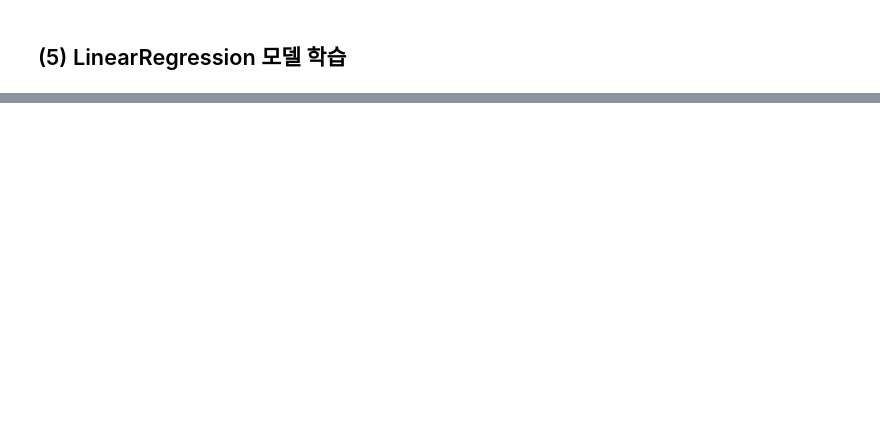
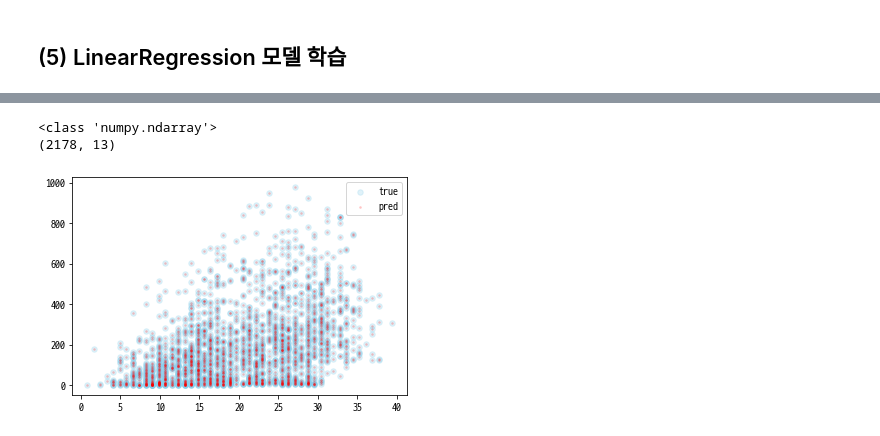
Before and after one commit to byhankim/aiffel, a Jupyter notebook: e/E05_diabetes_bike_regression_project.ipynb, the cells around one changed output, grey strips where cells are left out. Saved outputs shown, nothing was run; the diff lists cells and outputs as text; code cells hidden in the pictures; blank space fills up the shorter version.

```diff
--- a/e/E05_diabetes_bike_regression_project.ipynb
+++ b/e/E05_diabetes_bike_regression_project.ipynb
@@ -407,0 +424,8 @@ memory usage: 1.5 MB
+# %%
+# X, y 준비
+X1 = train[['season','holiday','workingday','weather','temp','atemp','humidity','windspeed','casual','registered','year','month','day']].values
+y1 = train['count'].values
+# %%
+from sklearn.model_selection import train_test_split
+
+X_train, X_test, y_train, y_test = train_test_split(X1, y1, test_size=0.2, random_state=42)
@@ -408,2 +438,10 @@ memory usage: 1.5 MB
 # %% [markdown]
 ## (5) LinearRegression 모델 학습
+# %%
+# scikit-learn의 linearregression model 준비
+# 가중치 선언, 손실 함수, 기울기 계산 필요 없음
+from sklearn.linear_model import LinearRegression
+
+model = LinearRegression()
+# 학습하기
+model.fit(X_train, y_train)
@@ -411,0 +466,5 @@ memory usage: 1.5 MB
+# %%
+predictions = model.predict(X_test)
+print(predictions)
+
+print(y_test)
@@ -413,0 +504,13 @@ memory usage: 1.5 MB
+# %%
+print(type(X_test))
+print(X_test.shape)
+# %% [output]
+<class 'numpy.ndarray'>
+(2178, 13)
+# %%
+plt.scatter(X_test[:, 4], y_test, label="true", color='skyblue', alpha=0.25, s=30)
+plt.scatter(X_test[:, 4], predictions, label="pred", color='red', alpha=0.15, s=3)
+plt.legend()
+plt.show()
+# %% [output]
+[figure, added]
```
Also changed, not shown: parts of 26 cells of this notebook, 2 other files.
